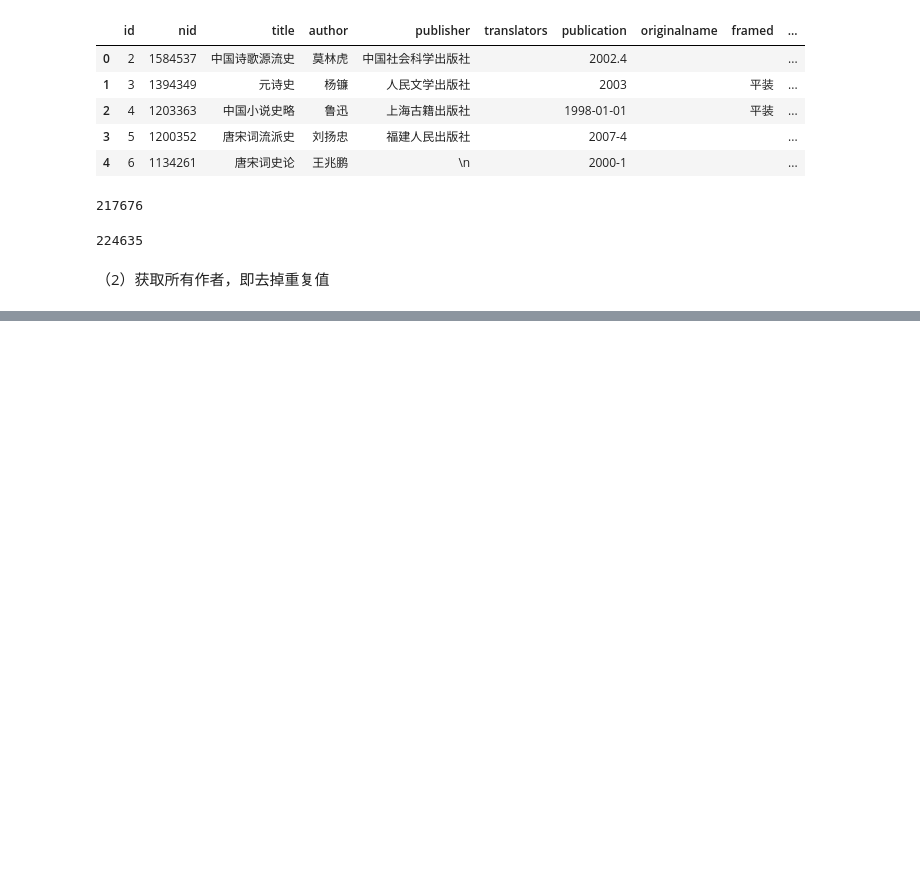
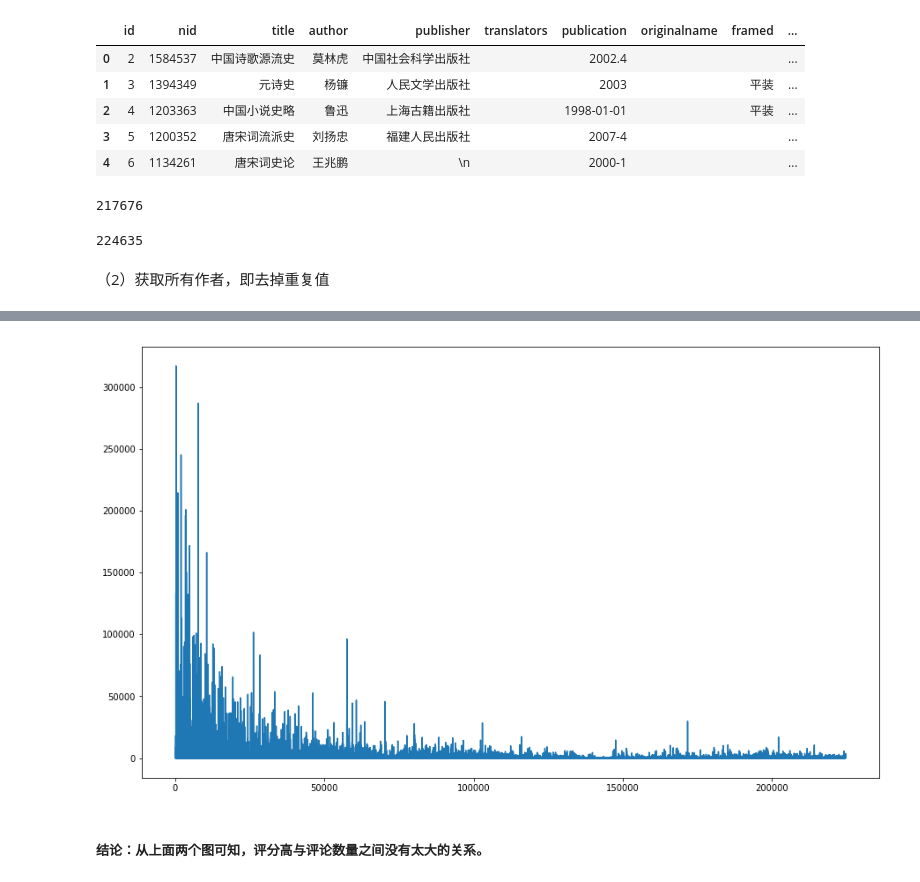
Before and after one commit to zwq-qianyu/Web-Learning, a Jupyter notebook: week2/practice/豆瓣图书分析.ipynb, the cells around one changed output, grey strips where cells are left out. Drawn from its saved outputs; the diff is of its cells as text; code cells hidden in the pictures; blank space fills up the shorter version.

```diff
--- a/week2/practice/豆瓣图书分析.ipynb
+++ b/week2/practice/豆瓣图书分析.ipynb
@@ -950,0 +1055,8 @@ authors
+# %%
+plt.figure(figsize=(15, 9))
+data7['numberofreviews'].plot()
+plt.show()
+# %% [output]
+[figure, added]
+# %% [markdown]
+##### 结论：从上面两个图可知，评分高与评论数量之间没有太大的关系。
```
Also changed, not shown: parts of 23 cells of this notebook, 4 other files.
